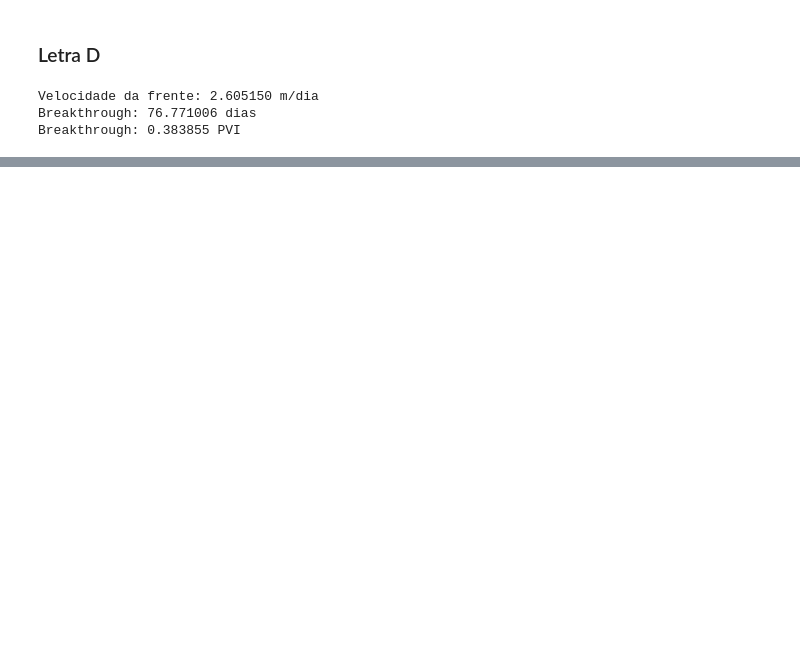
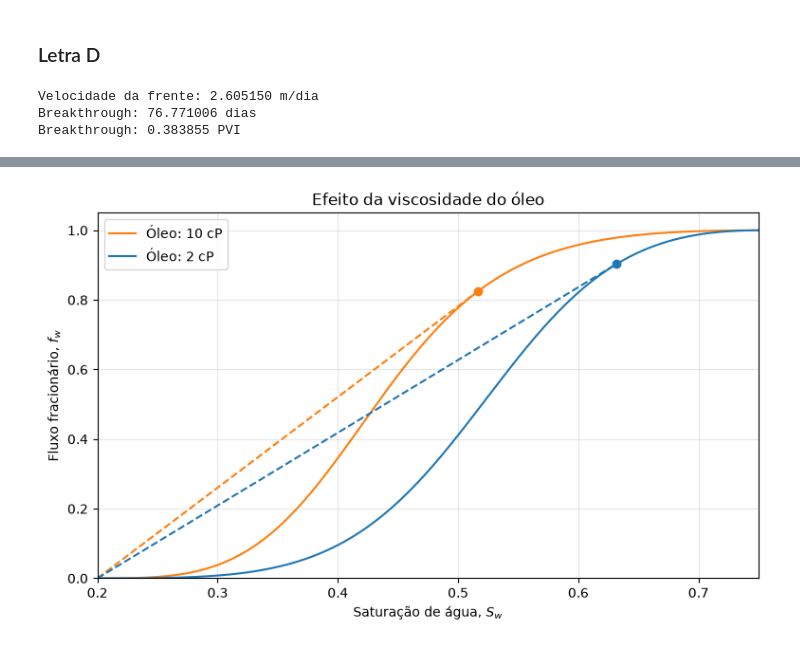
Before and after one commit to LucaMAinstein/pucrio_esc_meios_porosos, a Jupyter notebook: Ainstein_Luca_Lista3_EscPor.ipynb, the cells around one changed output, grey strips where cells are left out. Cells and saved outputs as stored; diff of their text form; code cells hidden in the pictures; blank space fills up the shorter version.

```diff
--- a/Ainstein_Luca_Lista3_EscPor.ipynb
+++ b/Ainstein_Luca_Lista3_EscPor.ipynb
@@ -544,0 +563,82 @@ Breakthrough: 0.383855 PVI
+# %%
+def resolver_caso(mu_oleo):
+
+    swf = brentq(
+        condicao_frente,
+        Swi + eps,
+        Sw_max - eps,
+        args=(mu_oleo,)
+    )
+
+    fwf = float(fw(swf, mu_oleo))
+    fwi = float(fw(Swi, mu_oleo))
+
+    inclinacao = (fwf - fwi) / (swf - Swi)
+
+    velocidade = Qt / (phi * A) * inclinacao
+    tempo = L / velocidade
+
+    volume_oleo = Qt * tempo
+    recuperacao = volume_oleo / OOIP
+
+    return {
+        "mu_o_cP": mu_oleo,
+        "Swf": swf,
+        "fw_frente": fwf,
+        "m": inclinacao,
+        "v_frente_m_dia": velocidade,
+        "t_bt_dias": tempo,
+        "PVI_bt": Qt * tempo / Vp,
+        "Np_bt_m3": volume_oleo,
+        "FR_bt_pct": 100 * recuperacao,
+    }
+
+
+comparacao = pd.DataFrame([
+    resolver_caso(10.0),
+    resolver_caso(2.0)
+])
+
+display(comparacao.set_index("mu_o_cP").T.round(6))
+
+# Comparação gráfica
+plt.figure(figsize=(9, 5))
+
+for viscosidade, cor in [(10.0, "tab:orange"), (2.0, "tab:blue")]:
+
+    caso = resolver_caso(viscosidade)
+
+    plt.plot(
+        Sw_grid,
+        fw(Sw_grid, viscosidade),
+        color=cor,
+        label=f"Óleo: {viscosidade:g} cP"
+    )
+
+    s_reta = np.linspace(Swi, caso["Swf"], 200)
+
+    plt.plot(
+        s_reta,
+        caso["m"] * (s_reta - Swi),
+        "--",
+        color=cor
+    )
+
+    plt.scatter(
+        caso["Swf"],
+        caso["fw_frente"],
+        color=cor,
+        zorder=5
+    )
+
+plt.xlabel(r"Saturação de água, $S_w$")
+plt.ylabel(r"Fluxo fracionário, $f_w$")
+plt.title("Efeito da viscosidade do óleo")
+
+plt.xlim(Swi, Sw_max)
+plt.ylim(0, 1.05)
+plt.grid(alpha=0.3)
+plt.legend()
+
+plt.show()
+# %% [output]
@@ -544,0 +654 @@ Breakthrough: 0.383855 PVI
+[figure, added]
```
Also changed, not shown: parts of 8 cells of this notebook.
